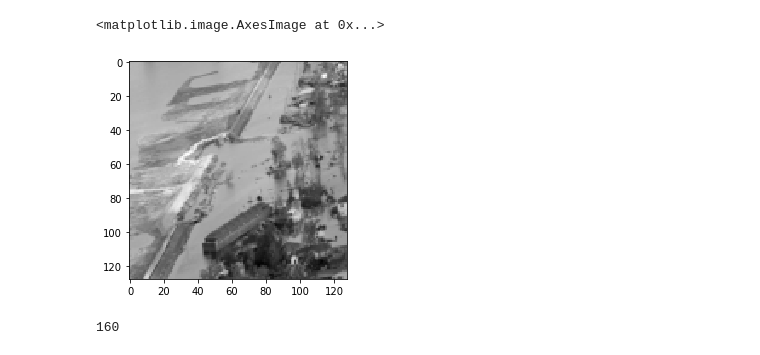
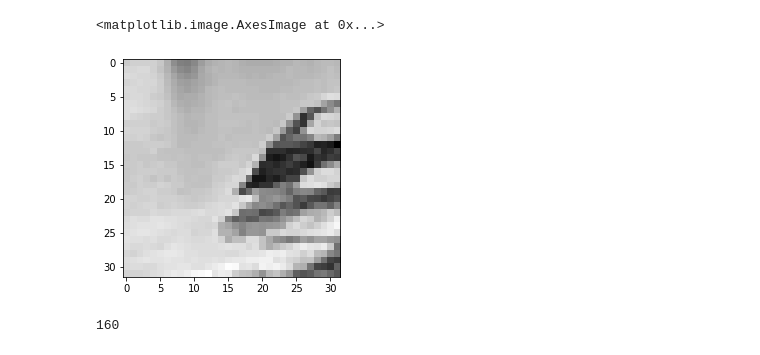
Before and after one commit to Kalz123/Flood_detection_through_imagery, a Jupyter notebook: code/img_augmentation.ipynb, the cells around one changed output. Cells and saved outputs as stored; diff of their text form; code cells hidden in the pictures.

```diff
--- a/code/img_augmentation.ipynb
+++ b/code/img_augmentation.ipynb
@@ -25,17 +26,15 @@ plt.imshow(img, cmap='gray')
-# %%
-img = Image.open(path)
-img = img.resize((128, 128), Image.BILINEAR)
-plt.imshow(img, cmap='gray')
-# %% [output]
-<matplotlib.image.AxesImage at 0x...>
-[figure, removed]
 # %%
 img.save('../images/img_000.jpg')
 # %%
-img.img = Image.open(path)
-img = img.resize((79, 79), Image.LANCZOS)
-img = img.crop((0, 0, 64, 64))
+img = Image.open(path).convert('RGB').convert('L')
+brightness_img = Brightness(img)
+img = brightness_img.enhance(1)
+img = img.resize((96, 96), Image.LANCZOS)
+img = img.crop((0, 0, 32, 32))
 plt.imshow(img, cmap='gray')
+# %% [output]
+<matplotlib.image.AxesImage at 0x...>
+[figure, added]
 # %%
 def augment_images(image_file_name):
     img = Image.open('../binary_images/images/' + image_file_name).convert('RGB').convert('L') # L = greyscale
```
Also changed, not shown: parts of 4 cells of this notebook, 2 other files.
